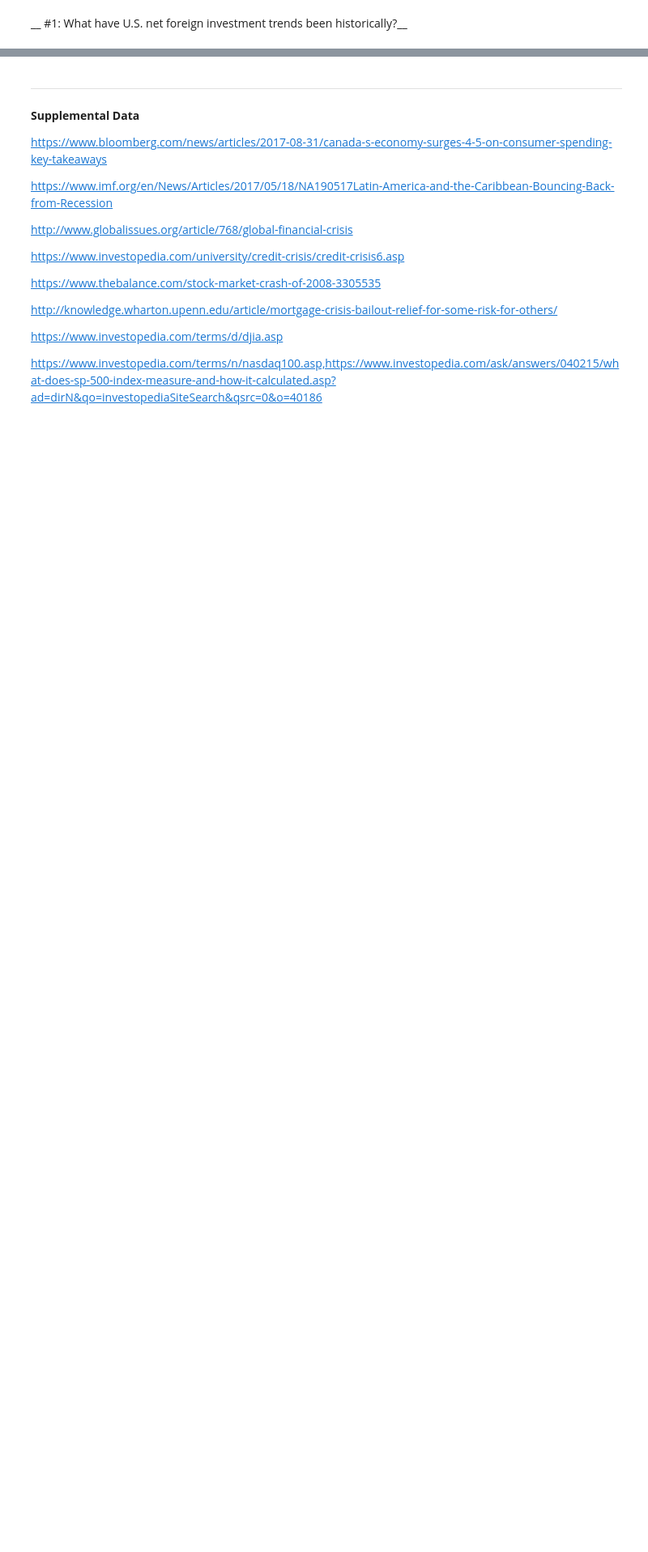
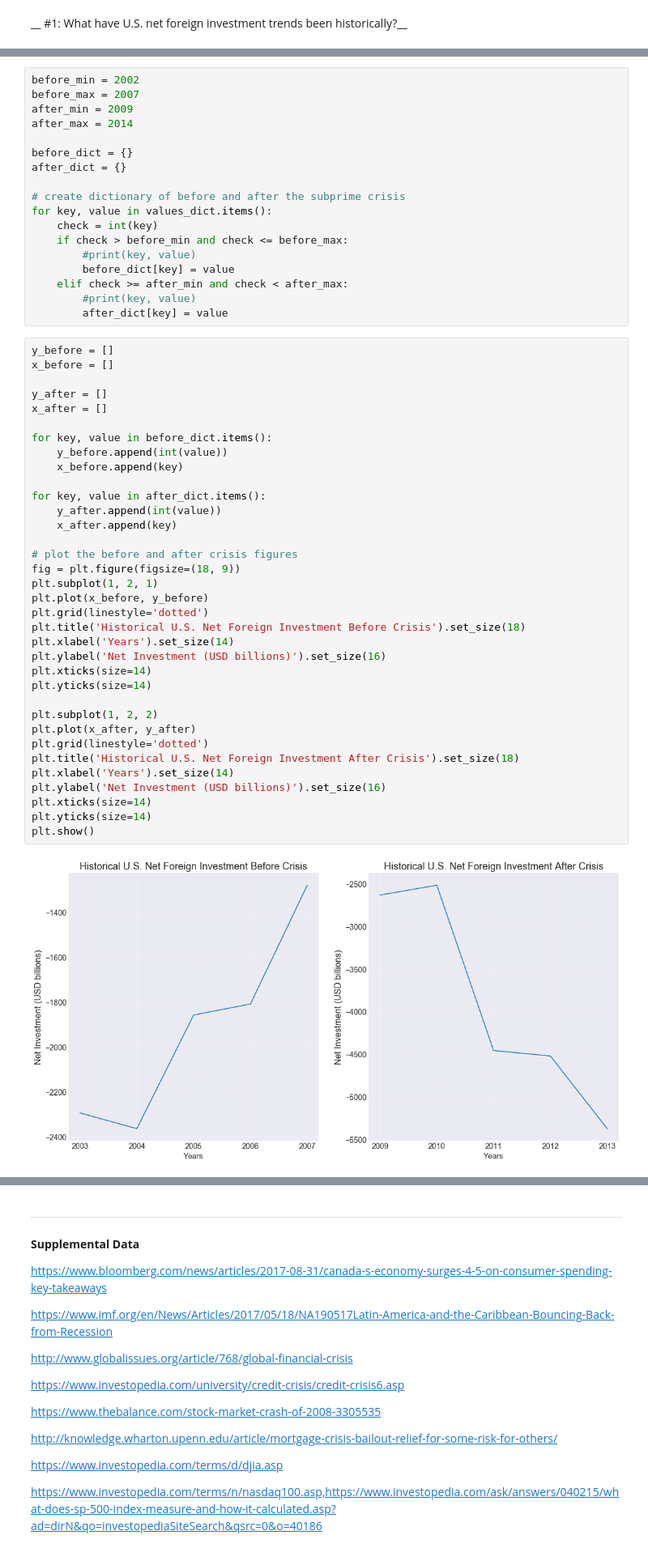
Before and after one commit to dataninja-python/Capstone, a Jupyter notebook: Capstone_AJ-Igherighe_Jan2018.ipynb, the cells around one changed output, grey strips where cells are left out. Shown: that part at 81% size. Cells and saved outputs as stored; diff of their text form; blank space fills up the shorter version.

```diff
--- a/Capstone_AJ-Igherighe_Jan2018.ipynb
+++ b/Capstone_AJ-Igherighe_Jan2018.ipynb
@@ -203,0 +336,55 @@ plt.show()
+# %%
+before_min = 2002
+before_max = 2007
+after_min = 2009
+after_max = 2014
+
+before_dict = {}
+after_dict = {}
+
+# create dictionary of before and after the subprime crisis
+for key, value in values_dict.items():
+    check = int(key)
+    if check > before_min and check <= before_max:
+        #print(key, value)
+        before_dict[key] = value
+    elif check >= after_min and check < after_max:
+        #print(key, value)
+        after_dict[key] = value
+# %%
+y_before = []
+x_before = []
+
+y_after = []
+x_after = []
+
+for key, value in before_dict.items():
+    y_before.append(int(value))
+    x_before.append(key)
+
+for key, value in after_dict.items():
+    y_after.append(int(value))
+    x_after.append(key)
+
+# plot the before and after crisis figures
+fig = plt.figure(figsize=(18, 9))
+plt.subplot(1, 2, 1)
+plt.plot(x_before, y_before)
+plt.grid(linestyle='dotted')
+plt.title('Historical U.S. Net Foreign Investment Before Crisis').set_size(18)
+plt.xlabel('Years').set_size(14)
+plt.ylabel('Net Investment (USD billions)').set_size(16)
+plt.xticks(size=14)
+plt.yticks(size=14)
+
+plt.subplot(1, 2, 2)
+plt.plot(x_after, y_after)
+plt.grid(linestyle='dotted')
+plt.title('Historical U.S. Net Foreign Investment After Crisis').set_size(18)
+plt.xlabel('Years').set_size(14)
+plt.ylabel('Net Investment (USD billions)').set_size(16)
+plt.xticks(size=14)
+plt.yticks(size=14)
+plt.show()
+# %% [output]
+[figure, added]
```
Also changed, not shown: parts of 51 cells of this notebook, 2 other files.
